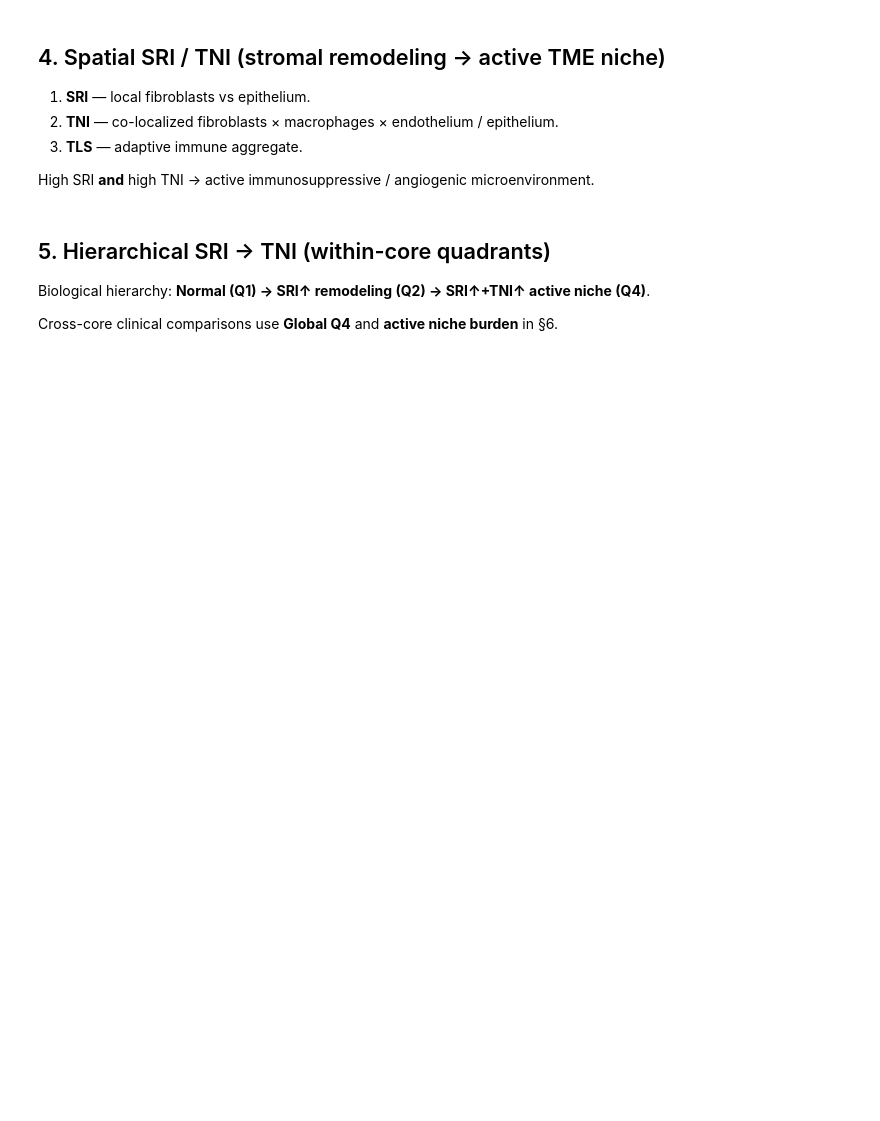
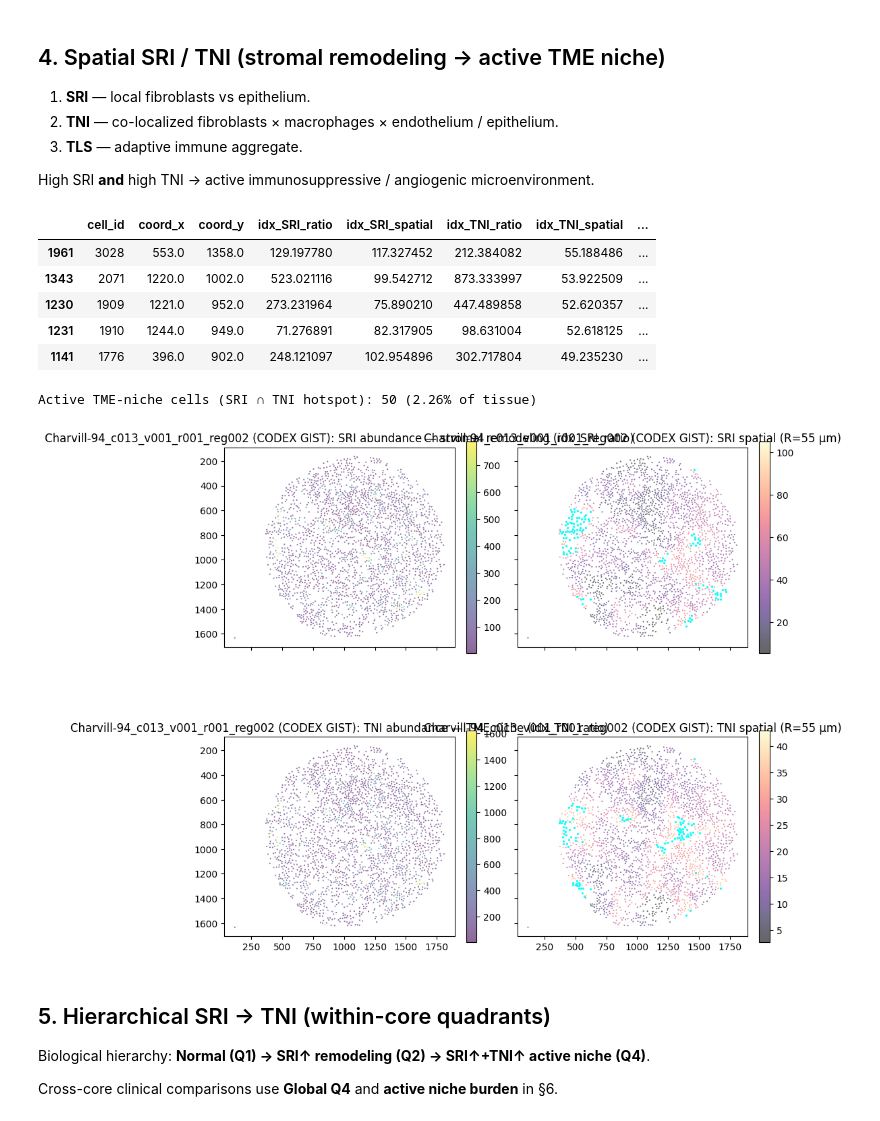
Before and after one commit to LingyuLi-math/Hist2Pheno, a Jupyter notebook: code/CODEX_gist/GIST_histology_derived_niche_index.ipynb, the cells around one changed output. Cells and saved outputs as stored; diff of their text form; code cells hidden in the pictures; blank space fills up the shorter version.

```diff
--- a/code/CODEX_gist/GIST_histology_derived_niche_index.ipynb
+++ b/code/CODEX_gist/GIST_histology_derived_niche_index.ipynb
@@ -134,21 +244,30 @@ High SRI **and** high TNI → active immunosuppressive / angiogenic microenviron
 # %%
 display(
     df_spatial[
         ["cell_id", "coord_x", "coord_y", "idx_SRI_ratio", "idx_SRI_spatial",
          "idx_TNI_ratio", "idx_TNI_spatial", "sri_candidate", "tni_candidate"]
     ]
     .sort_values("idx_TNI_spatial", ascending=False)
     .head(5)
 )
 gist_ni.plot_sri_tni_abundance_vs_spatial(
     df_spatial, f"{SAMPLE} (CODEX GIST)",
-    radius_um=RADIUS_UM, figsize=(18.0 * 1.2, 10.0 * 1.2), dpi=150,
+    radius_um=RADIUS_UM, figsize=(18.0 * 0.5, 10.0 * 0.5), dpi=150,
 )
 active = df_spatial["sri_candidate"] & df_spatial["tni_candidate"]
 print(
     f"Active TME-niche cells (SRI ∩ TNI hotspot): {int(active.sum())} "
     f"({100 * active.mean():.2f}% of tissue)"
 )
+# %% [output]
+|  | cell_id | coord_x | coord_y | idx_SRI_ratio | idx_SRI_spatial | idx_TNI_ratio | idx_TNI_spatial | ... |
+| 1961 | 3028 | 553.0 | 1358.0 | 129.197780 | 117.327452 | 212.384082 | 55.188486 | ... |
+| 1343 | 2071 | 1220.0 | 1002.0 | 523.021116 | 99.542712 | 873.333997 | 53.922509 | ... |
+| 1230 | 1909 | 1221.0 | 952.0 | 273.231964 | 75.890210 | 447.489858 | 52.620357 | ... |
+| 1231 | 1910 | 1244.0 | 949.0 | 71.276891 | 82.317905 | 98.631004 | 52.618125 | ... |
+| 1141 | 1776 | 396.0 | 902.0 | 248.121097 | 102.954896 | 302.717804 | 49.235230 | ... |
+Active TME-niche cells (SRI ∩ TNI hotspot): 50 (2.26% of tissue)
+[figure, added]
 # %% [markdown]
 ## 5. Hierarchical SRI → TNI (within-core quadrants)
 
```
Also changed, not shown: parts of 19 cells of this notebook, 32 other files.
